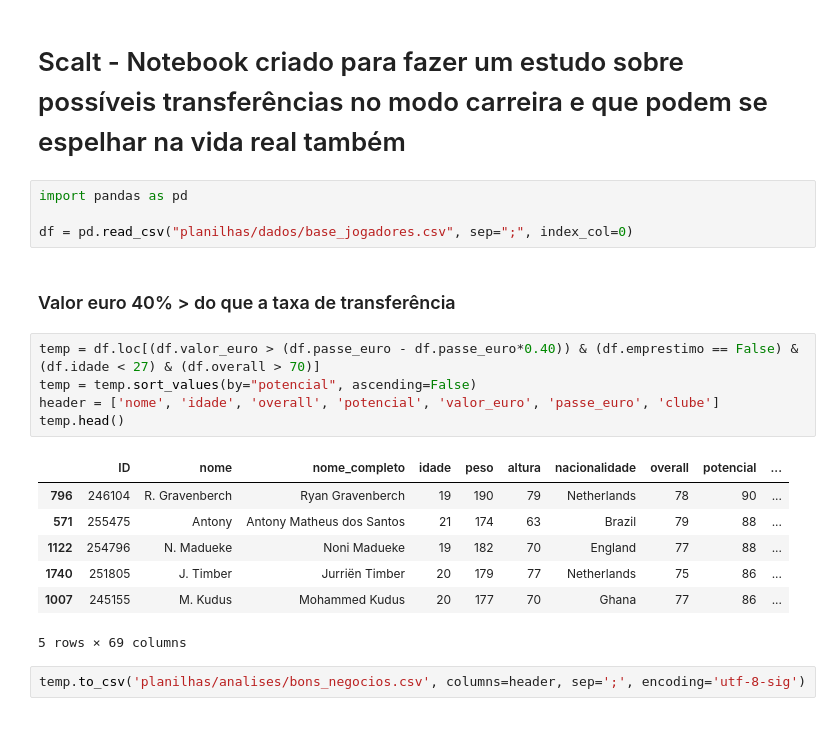
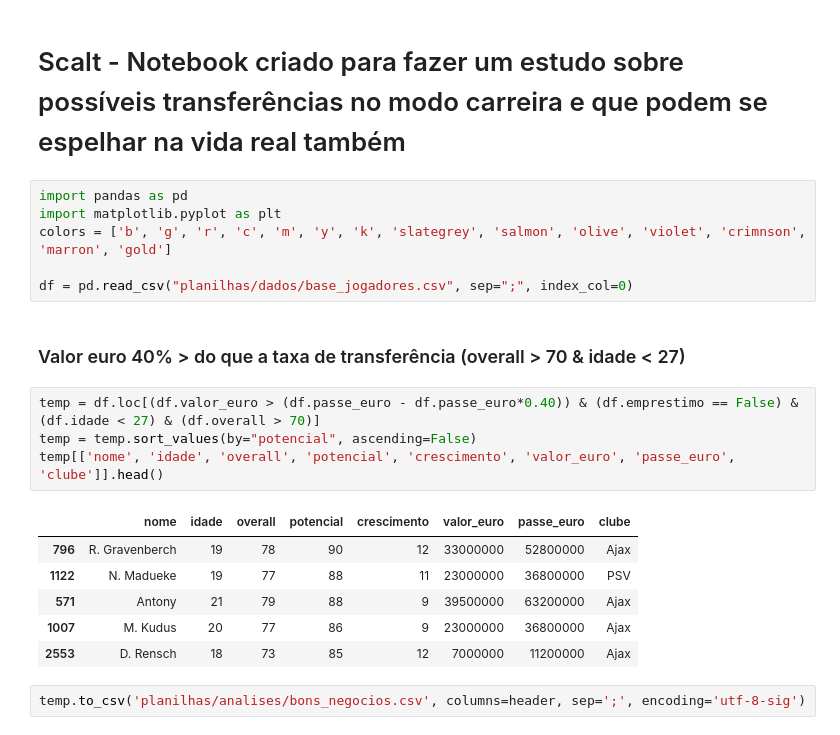
Before and after one commit to leovasc5/exploratory-analysis-of-FIFA-22-data, a Jupyter notebook: scalt.ipynb, the cells around one changed output. Drawn from its saved outputs; the diff is of its cells as text.

```diff
--- a/scalt.ipynb
+++ b/scalt.ipynb
@@ -2,22 +2,22 @@
 # Scalt - Notebook criado para fazer um estudo sobre possíveis transferências no modo carreira e que podem se espelhar na vida real também
 # %%
 import pandas as pd
+import matplotlib.pyplot as plt
+colors = ['b', 'g', 'r', 'c', 'm', 'y', 'k', 'slategrey', 'salmon', 'olive', 'violet', 'crimnson', 'marron', 'gold']
 
 df = pd.read_csv("planilhas/dados/base_jogadores.csv", sep=";", index_col=0)
 # %% [markdown]
-### Valor euro 40% > do que a taxa de transferência
+### Valor euro 40% > do que a taxa de transferência (overall > 70 & idade < 27)
 # %%
 temp = df.loc[(df.valor_euro > (df.passe_euro - df.passe_euro*0.40)) & (df.emprestimo == False) & (df.idade < 27) & (df.overall > 70)]
 temp = temp.sort_values(by="potencial", ascending=False)
-header = ['nome', 'idade', 'overall', 'potencial', 'valor_euro', 'passe_euro', 'clube']
-temp.head()
+temp[['nome', 'idade', 'overall', 'potencial', 'crescimento', 'valor_euro', 'passe_euro', 'clube']].head()
 # %% [output]
-|  | ID | nome | nome_completo | idade | peso | altura | nacionalidade | overall | potencial | ... |
-| 796 | 246104 | R. Gravenberch | Ryan Gravenberch | 19 | 190 | 79 | Netherlands | 78 | 90 | ... |
-| 571 | 255475 | Antony | Antony Matheus dos Santos | 21 | 174 | 63 | Brazil | 79 | 88 | ... |
-| 1122 | 254796 | N. Madueke | Noni Madueke | 19 | 182 | 70 | England | 77 | 88 | ... |
-| 1740 | 251805 | J. Timber | Jurriën Timber | 20 | 179 | 77 | Netherlands | 75 | 86 | ... |
-| 1007 | 245155 | M. Kudus | Mohammed Kudus | 20 | 177 | 70 | Ghana | 77 | 86 | ... |
+|  | nome | idade | overall | potencial | crescimento | valor_euro | passe_euro | clube |
+| 796 | R. Gravenberch | 19 | 78 | 90 | 12 | 33000000 | 52800000 | Ajax |
+| 1122 | N. Madueke | 19 | 77 | 88 | 11 | 23000000 | 36800000 | PSV |
+| 571 | Antony | 21 | 79 | 88 | 9 | 39500000 | 63200000 | Ajax |
+| 1007 | M. Kudus | 20 | 77 | 86 | 9 | 23000000 | 36800000 | Ajax |
+| 2553 | D. Rensch | 18 | 73 | 85 | 12 | 7000000 | 11200000 | Ajax |
-5 rows × 69 columns
 # %%
 temp.to_csv('planilhas/analises/bons_negocios.csv', columns=header, sep=';', encoding='utf-8-sig')
```
Also changed, not shown: parts of 12 cells of this notebook.
